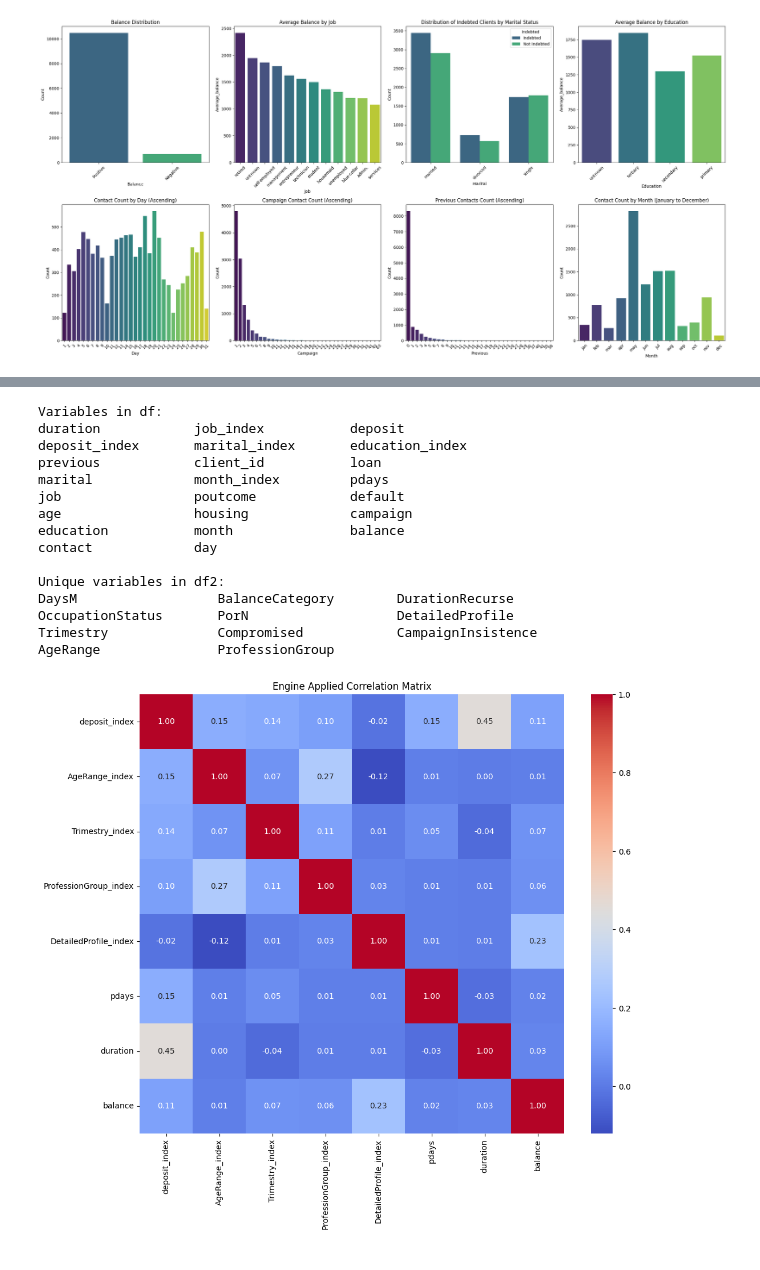
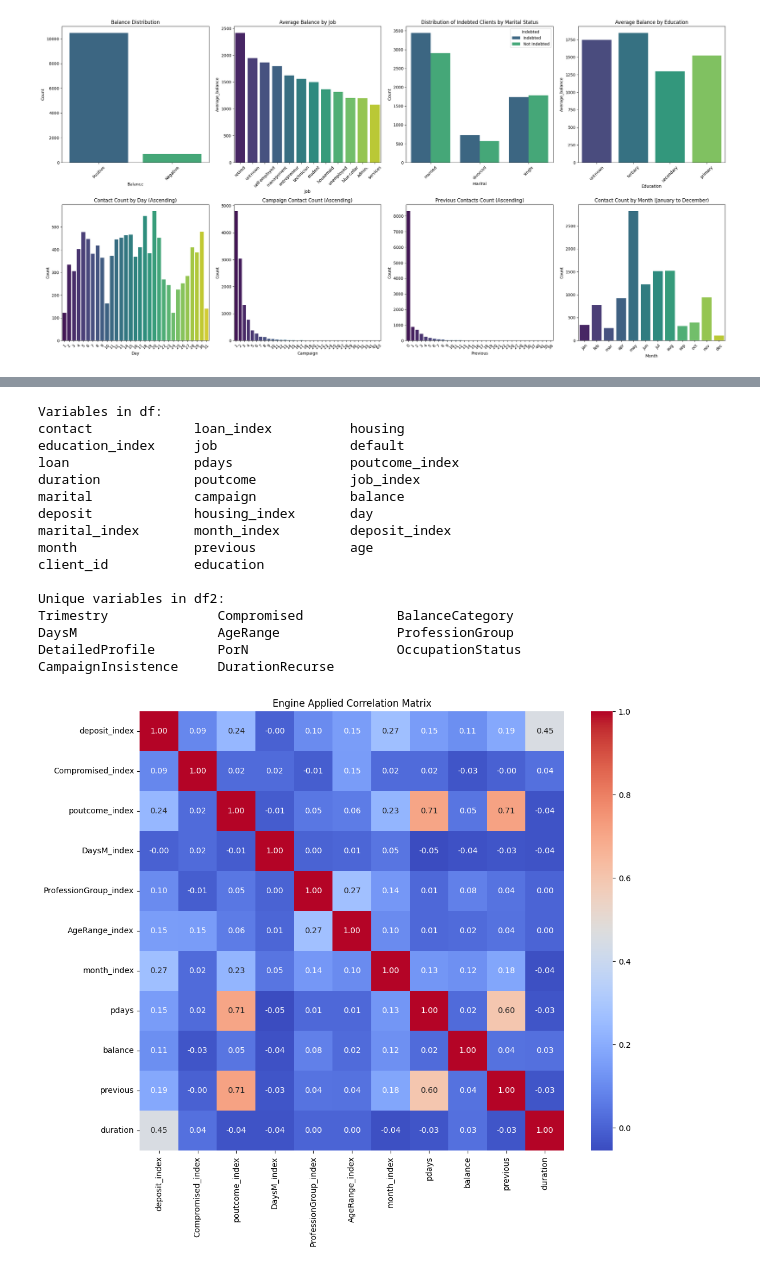
Before and after one commit to KoreTane/MKTBank, a Jupyter notebook: MKTBank.ipynb, the cells around one changed output, grey strips where cells are left out. Cells and saved outputs as stored; diff of their text form; code cells hidden in the pictures.

```diff
--- a/MKTBank.ipynb
+++ b/MKTBank.ipynb
@@ -330,8 +330,8 @@ df2 = df.select("*")
 # Creating the Spark session
 spark = SparkSession.builder.appName("CorrelationMatrix").getOrCreate()
 
-categorical_cols = ['deposit','job', 'marital', 'education', 'month']
-numerical_cols = ['age', 'balance', 'duration']
+categorical_cols = ['deposit','job', 'marital','loan','housing', 'education', 'month','poutcome']
+numerical_cols = ['age', 'balance', 'duration','campaign','previous','day']
 
 # Transform categorical variables into numeric ones
 indexers = [StringIndexer(inputCol=col, outputCol=f"{col}_index") for col in categorical_cols]
@@ -365,7 +365,7 @@ df2 = df2.withColumn("AgeRange",
 
 # Creating Compromised column
 df2 = df2.withColumn("Compromised",
-                   when(col("marital").isin(["single", "divorced"]), "Compromised")
+                   when(col("marital").isin(["single", "divorced"]), "uncommitted")
                    .otherwise("Married"))
 
 # Creating CampaignInsistence column
@@ -399,7 +399,7 @@ df2 = df2.withColumn("BalanceCategory",
 # Creating DaysM column
 df2 = df2.withColumn("DaysM",
                    when((col("day") >= 1) & (col("day") <= 8), "Beginning")
-                   .when((col("day") > 8) & (col("day") <= 23), "Middle")
+                   .when((col("day") > 8) & (col("day") <= 24), "Middle")
                    .otherwise("End"))
 
 # Creating Trimestry column
@@ -481,49 +481,56 @@ print_columns(df_columns, "Variables in df")
 
 # Displaying only the unique variables in df2
 print_columns(df2_unique_columns, "Unique variables in df2")
+
+#Selected features: Index(['marital_index', 'job_index', 'poutcome_index', 'housing_index',
+#Index(['marital_index', 'poutcome_index', 'housing_index', 'month_index',
+#       'contact_index', 'DurationRecurse_index', 'OccupationStatus_index',
+#      'Trimestry_index', 'CampaignInsistence_index', 'AgeRange_index',
+#       'previous', 'day', 'pdays', 'balance'],
 # %% [output]
 Variables in df:
-duration            job_index           deposit
-deposit_index       marital_index       education_index
-previous            client_id           loan
-marital             month_index         pdays
-job                 poutcome            default
-age                 housing             campaign
-education           month               balance
-contact             day
+contact             loan_index          housing
+education_index     job                 default
+loan                pdays               poutcome_index
+duration            poutcome            job_index
+marital             campaign            balance
+deposit             housing_index       day
+marital_index       month_index         deposit_index
+month               previous            age
+client_id           education
 
 Unique variables in df2:
-DaysM                  BalanceCategory        DurationRecurse
-OccupationStatus       PorN                   DetailedProfile
-Trimestry              Compromised            CampaignInsistence
-AgeRange               ProfessionGroup
+Trimestry              Compromised            BalanceCategory
+DaysM                  AgeRange               ProfessionGroup
+DetailedProfile        PorN                   OccupationStatus
+CampaignInsistence     DurationRecurse
 # %%
 # Defining categorical and numerical columns
-categorical_cols2 = ['deposit', 'AgeRange','Trimestry', 'ProfessionGroup','DetailedProfile']
+categorical_cols2 = ['deposit','Compromised','poutcome','DaysM', 'ProfessionGroup','AgeRange','month']
 
-numerical_cols2 = ['pdays', 'duration', 'balance']
+numerical_cols2 = ['pdays', 'balance','previous','duration']
 
 # Transforming categorical variables into numerical
 indexers2 = [StringIndexer(inputCol=col, outputCol=f"{col}_index") for col in categorical_cols2]
 for indexer in indexers2:
     df2 = indexer.fit(df2).transform(df2)
 
 # Selecting the necessary columns
 df_indexed2 = df2.select([F.col(f"{col}_index") for col in categorical_cols2] + [F.col(col) for col in numerical_cols2])
 
 # Converting to Pandas DataFrame to calculate the correlation matrix
 df_pandas2 = df_indexed2.toPandas()
 
 # Calculating the correlation matrix
 correlation_matrix2 = df_pandas2.corr()
 
 # Plotting the correlation matrix
 plt.figure(figsize=(12, 10))
 sns.heatmap(correlation_matrix2, annot=True, cmap='coolwarm', fmt='.2f')
 plt.title('Engine Applied Correlation Matrix')
 plt.show()
 # %% [output]
-[figure, old version]
+[figure, new version]
 # %%
 # Defining the figure size
 plt.figure(figsize=(24, 10))  # Increase width to accommodate both charts
```
Also changed, not shown: parts of 4 cells of this notebook.
